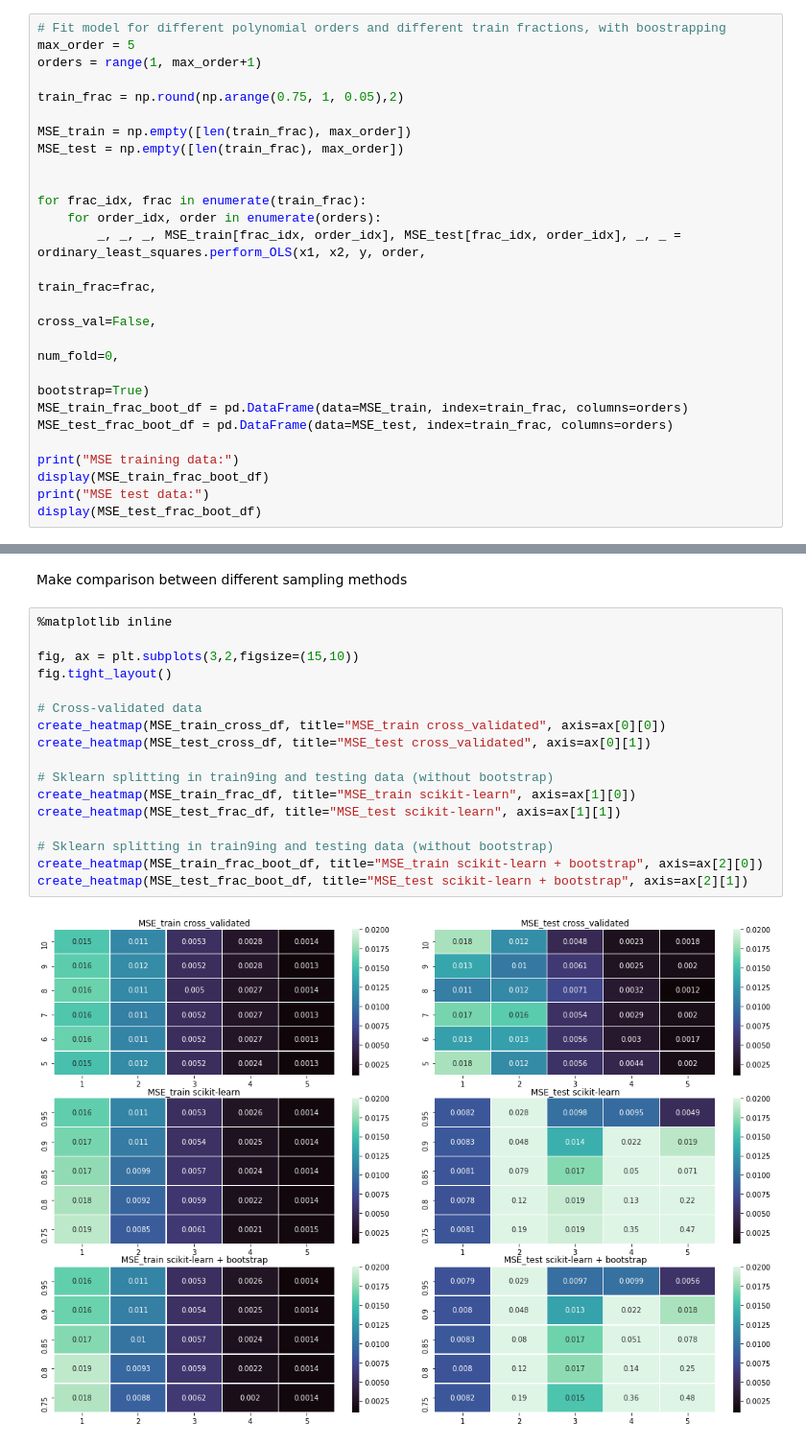
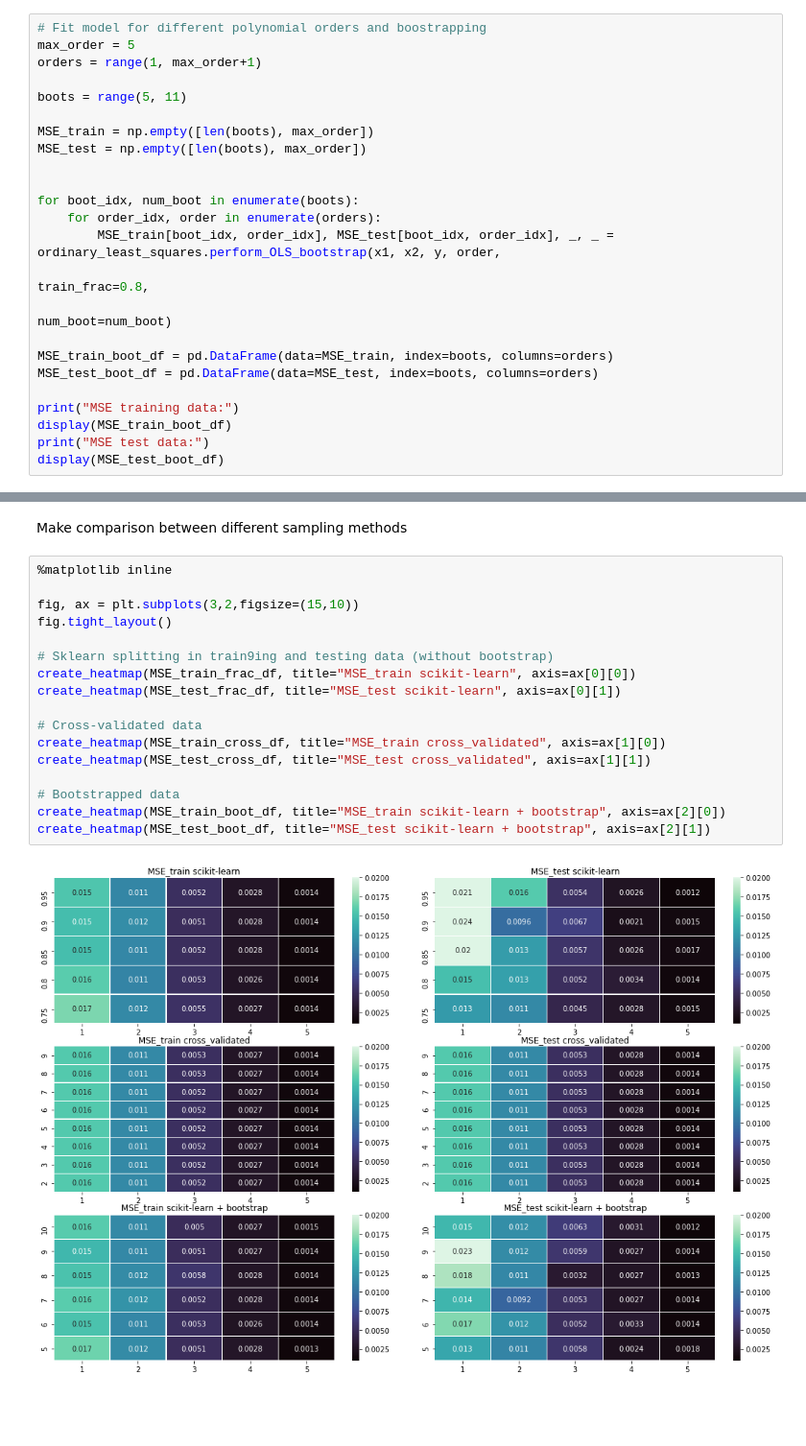
Before and after one commit to am-kaiser/CompSci-Project-1, a Jupyter notebook: examples/OLS.ipynb, the cells around one changed output, grey strips where cells are left out. Shown at 96% size. Saved outputs shown, nothing was run; the diff lists cells and outputs as text; blank space fills up the shorter version.

```diff
--- a/examples/OLS.ipynb
+++ b/examples/OLS.ipynb
@@ -201,28 +295,27 @@ MSE test data:
 # %%
-# Fit model for different polynomial orders and different train fractions, with boostrapping
+# Fit model for different polynomial orders and boostrapping
 max_order = 5
 orders = range(1, max_order+1)
 
-train_frac = np.round(np.arange(0.75, 1, 0.05),2)
+boots = range(5, 11)
 
-MSE_train = np.empty([len(train_frac), max_order])
-MSE_test = np.empty([len(train_frac), max_order])
+MSE_train = np.empty([len(boots), max_order])
+MSE_test = np.empty([len(boots), max_order])
 
 
-for frac_idx, frac in enumerate(train_frac):
+for boot_idx, num_boot in enumerate(boots):
     for order_idx, order in enumerate(orders):
-        _, _, _, MSE_train[frac_idx, order_idx], MSE_test[frac_idx, order_idx], _, _ = ordinary_least_squares.perform_OLS(x1, x2, y, order,
-                                                                                                                            train_frac=frac,
-                                                                                                                            cross_val=False,
-                                                                                                                            num_fold=0,
-                                                                                                                            bootstrap=True)
-MSE_train_frac_boot_df = pd.DataFrame(data=MSE_train, index=train_frac, columns=orders)
-MSE_test_frac_boot_df = pd.DataFrame(data=MSE_test, index=train_frac, columns=orders)
+        MSE_train[boot_idx, order_idx], MSE_test[boot_idx, order_idx], _, _ = ordinary_least_squares.perform_OLS_bootstrap(x1, x2, y, order,
+                                                                                                       train_frac=0.8,
+                                                                                                       num_boot=num_boot)
+
+MSE_train_boot_df = pd.DataFrame(data=MSE_train, index=boots, columns=orders)
+MSE_test_boot_df = pd.DataFrame(data=MSE_test, index=boots, columns=orders)
 
 print("MSE training data:")
-display(MSE_train_frac_boot_df)
+display(MSE_train_boot_df)
 print("MSE test data:")
-display(MSE_test_frac_boot_df)
+display(MSE_test_boot_df)
 # %% [output]
 MSE training data:
 |  | 1 | 2 | 3 | 4 | 5 |
@@ -243,19 +338,19 @@ Make comparison between different sampling methods
 # %%
 %matplotlib inline
 
 fig, ax = plt.subplots(3,2,figsize=(15,10))
 fig.tight_layout()
 
+# Sklearn splitting in train9ing and testing data (without bootstrap)
+create_heatmap(MSE_train_frac_df, title="MSE_train scikit-learn", axis=ax[0][0])
+create_heatmap(MSE_test_frac_df, title="MSE_test scikit-learn", axis=ax[0][1])
+
 # Cross-validated data
-create_heatmap(MSE_train_cross_df, title="MSE_train cross_validated", axis=ax[0][0])
-create_heatmap(MSE_test_cross_df, title="MSE_test cross_validated", axis=ax[0][1])
+create_heatmap(MSE_train_cross_df, title="MSE_train cross_validated", axis=ax[1][0])
+create_heatmap(MSE_test_cross_df, title="MSE_test cross_validated", axis=ax[1][1])
 
-# Sklearn splitting in train9ing and testing data (without bootstrap)
-create_heatmap(MSE_train_frac_df, title="MSE_train scikit-learn", axis=ax[1][0])
-create_heatmap(MSE_test_frac_df, title="MSE_test scikit-learn", axis=ax[1][1])
-
-# Sklearn splitting in train9ing and testing data (without bootstrap)
-create_heatmap(MSE_train_frac_boot_df, title="MSE_train scikit-learn + bootstrap", axis=ax[2][0])
-create_heatmap(MSE_test_frac_boot_df, title="MSE_test scikit-learn + bootstrap", axis=ax[2][1])
+# Bootstrapped data
+create_heatmap(MSE_train_boot_df, title="MSE_train scikit-learn + bootstrap", axis=ax[2][0])
+create_heatmap(MSE_test_boot_df, title="MSE_test scikit-learn + bootstrap", axis=ax[2][1])
 # %% [output]
-[figure, old version]
+[figure, new version]
```
Also changed, not shown: parts of 21 cells of this notebook, 3 other files.
